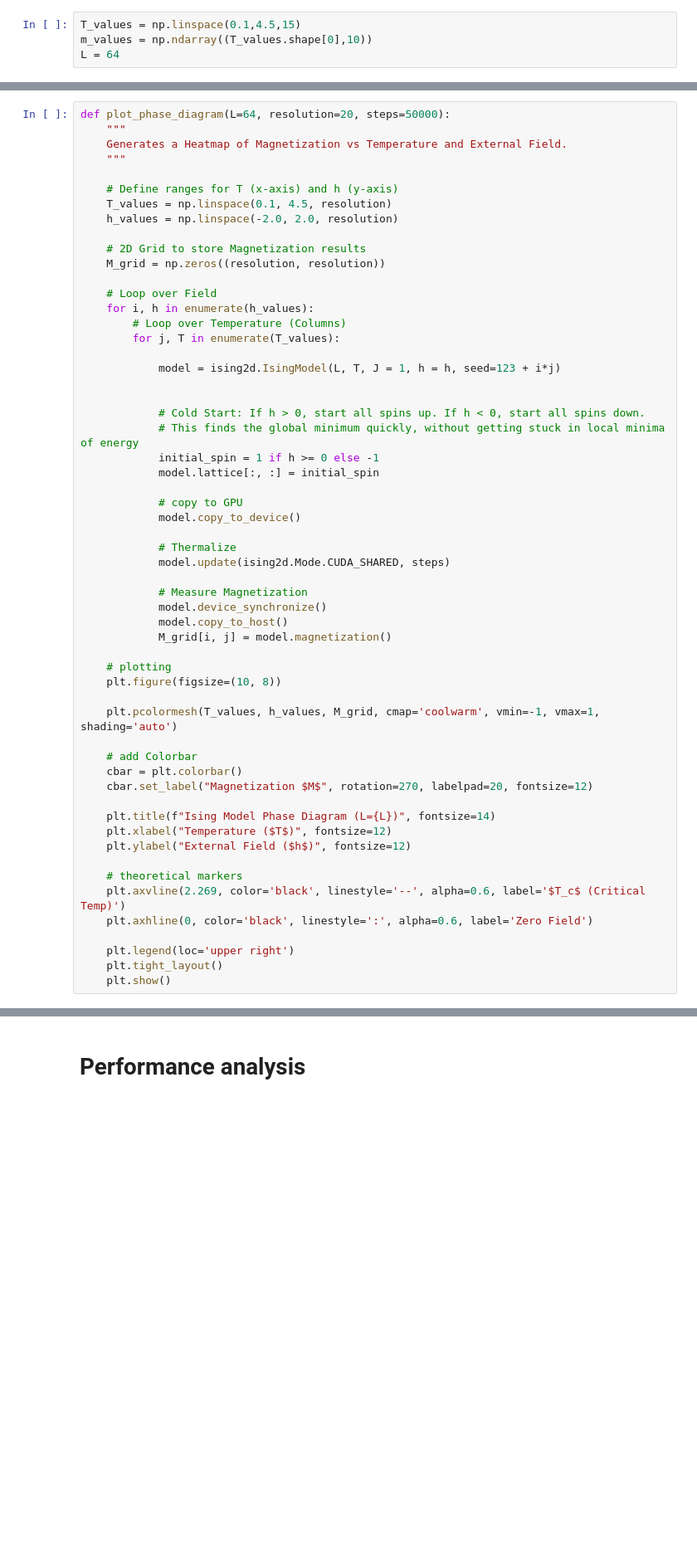
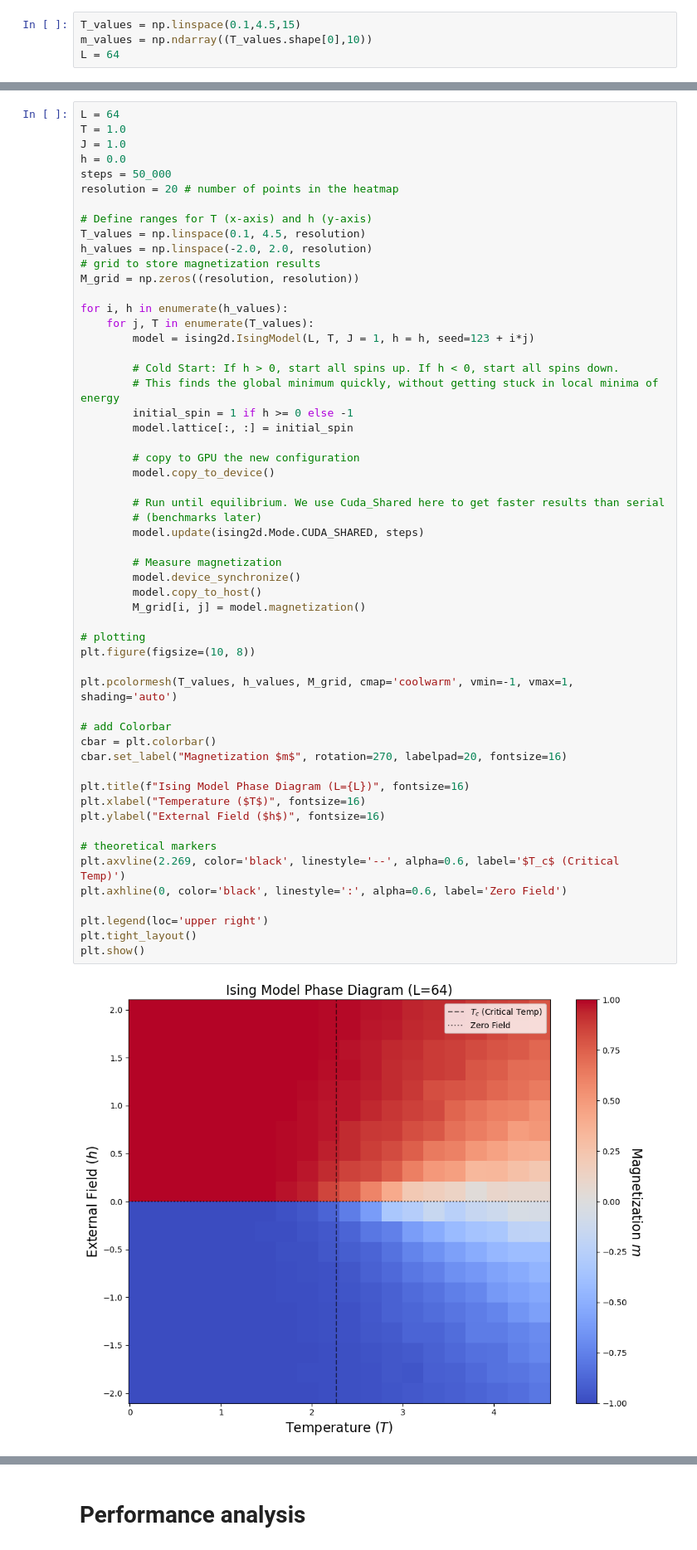
Before and after one commit to WilliamConte/Ising2D_with_CUDA, a Jupyter notebook: benchmarks.ipynb, the cells around one changed output, grey strips where cells are left out. Shown at 83% size. Saved outputs shown, nothing was run; the diff lists cells and outputs as text; blank space fills up the shorter version.

```diff
--- a/benchmarks.ipynb
+++ b/benchmarks.ipynb
@@ -309,57 +324,57 @@ compare_algorithms_energy()
 # %%
-def plot_phase_diagram(L=64, resolution=20, steps=50000):
-    """
-    Generates a Heatmap of Magnetization vs Temperature and External Field.
-    """
+L = 64
+T = 1.0
+J = 1.0
+h = 0.0
+steps = 50_000
+resolution = 20 # number of points in the heatmap
 
-    # Define ranges for T (x-axis) and h (y-axis)
-    T_values = np.linspace(0.1, 4.5, resolution)
-    h_values = np.linspace(-2.0, 2.0, resolution)
+# Define ranges for T (x-axis) and h (y-axis)
+T_values = np.linspace(0.1, 4.5, resolution)
+h_values = np.linspace(-2.0, 2.0, resolution)
+# grid to store magnetization results
+M_grid = np.zeros((resolution, resolution))
 
-    # 2D Grid to store Magnetization results
-    M_grid = np.zeros((resolution, resolution))
+for i, h in enumerate(h_values):
+    for j, T in enumerate(T_values):
+        model = ising2d.IsingModel(L, T, J = 1, h = h, seed=123 + i*j)
 
-    # Loop over Field
-    for i, h in enumerate(h_values):
-        # Loop over Temperature (Columns)
-        for j, T in enumerate(T_values):
+        # Cold Start: If h > 0, start all spins up. If h < 0, start all spins down.
+        # This finds the global minimum quickly, without getting stuck in local minima of energy
+        initial_spin = 1 if h >= 0 else -1
+        model.lattice[:, :] = initial_spin
 
-            model = ising2d.IsingModel(L, T, J = 1, h = h, seed=123 + i*j)
+        # copy to GPU the new configuration
+        model.copy_to_device()
 
+        # Run until equilibrium. We use Cuda_Shared here to get faster results than serial
+        # (benchmarks later)
+        model.update(ising2d.Mode.CUDA_SHARED, steps)
 
-            # Cold Start: If h > 0, start all spins up. If h < 0, start all spins down.
-            # This finds the global minimum quickly, without getting stuck in local minima of energy
-            initial_spin = 1 if h >= 0 else -1
-            model.lattice[:, :] = initial_spin
+        # Measure magnetization
+        model.device_synchronize()
+        model.copy_to_host()
+        M_grid[i, j] = model.magnetization()
 
-            # copy to GPU
-            model.copy_to_device()
+# plotting
+plt.figure(figsize=(10, 8))
 
-            # Thermalize
-            model.update(ising2d.Mode.CUDA_SHARED, steps)
+plt.pcolormesh(T_values, h_values, M_grid, cmap='coolwarm', vmin=-1, vmax=1, shading='auto')
 
-            # Measure Magnetization
-            model.device_synchronize()
-            model.copy_to_host()
-            M_grid[i, j] = model.magnetization()
+# add Colorbar
+cbar = plt.colorbar()
+cbar.set_label("Magnetization $m$", rotation=270, labelpad=20, fontsize=16)
 
-    # plotting
-    plt.figure(figsize=(10, 8))
+plt.title(f"Ising Model Phase Diagram (L={L})", fontsize=16)
+plt.xlabel("Temperature ($T$)", fontsize=16)
+plt.ylabel("External Field ($h$)", fontsize=16)
 
-    plt.pcolormesh(T_values, h_values, M_grid, cmap='coolwarm', vmin=-1, vmax=1, shading='auto')
+# theoretical markers
+plt.axvline(2.269, color='black', linestyle='--', alpha=0.6, label='$T_c$ (Critical Temp)')
+plt.axhline(0, color='black', linestyle=':', alpha=0.6, label='Zero Field')
 
-    # add Colorbar
-    cbar = plt.colorbar()
-    cbar.set_label("Magnetization $M$", rotation=270, labelpad=20, fontsize=12)
-
-    plt.title(f"Ising Model Phase Diagram (L={L})", fontsize=14)
-    plt.xlabel("Temperature ($T$)", fontsize=12)
-    plt.ylabel("External Field ($h$)", fontsize=12)
-
-    # theoretical markers
-    plt.axvline(2.269, color='black', linestyle='--', alpha=0.6, label='$T_c$ (Critical Temp)')
-    plt.axhline(0, color='black', linestyle=':', alpha=0.6, label='Zero Field')
-
-    plt.legend(loc='upper right')
-    plt.tight_layout()
-    plt.show()
+plt.legend(loc='upper right')
+plt.tight_layout()
+plt.show()
+# %% [output]
+[figure, added]
```
Also changed, not shown: parts of 36 cells of this notebook, 4 other files.
